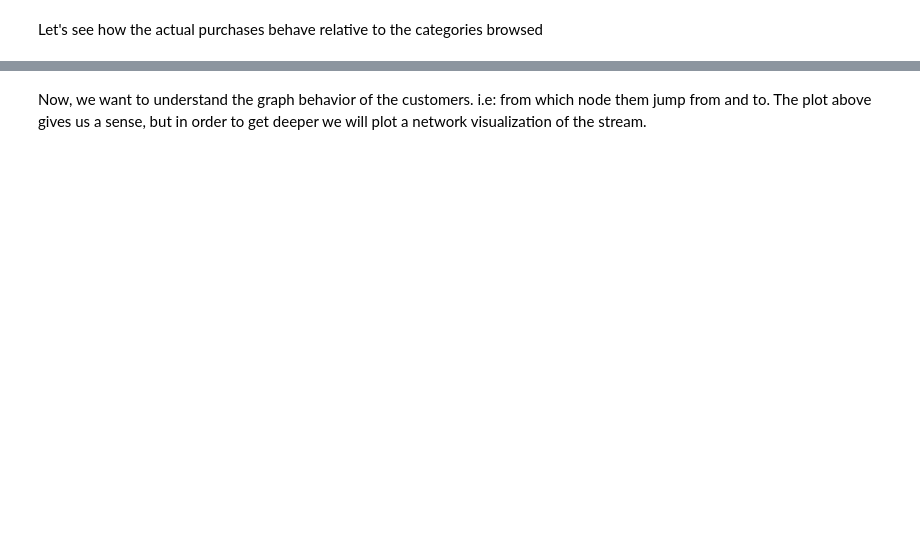
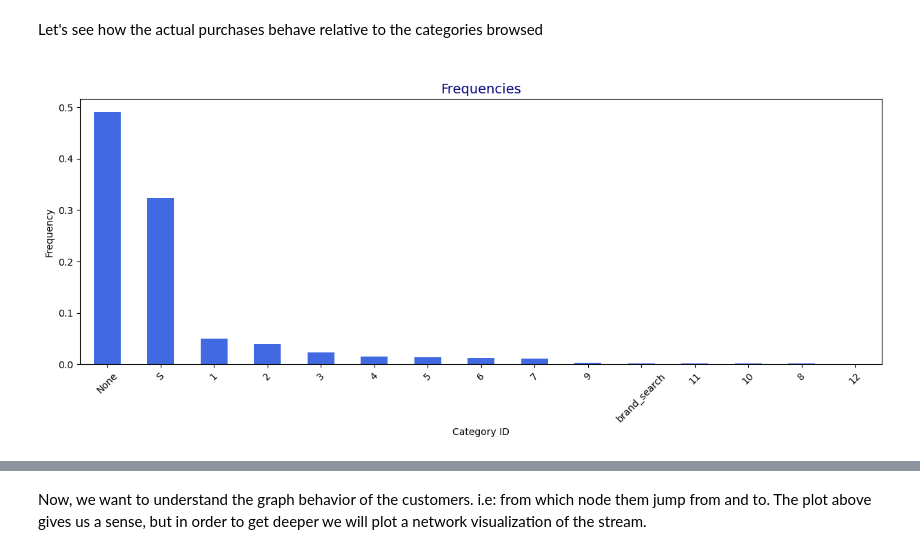
Before and after one commit to Bernardo-giff/imperial_digital_marketing, a Jupyter notebook: Prediction_algorithm.ipynb, the cells around one changed output, grey strips where cells are left out. Saved outputs shown, nothing was run; the diff lists cells and outputs as text; code cells hidden in the pictures; blank space fills up the shorter version.

```diff
--- a/Prediction_algorithm.ipynb
+++ b/Prediction_algorithm.ipynb
@@ -93,3 +95,23 @@ plt.show()
 # %% [markdown]
 Let's see how the actual purchases behave relative to the categories browsed
+# %%
+stream_df['category'] = clicks_df['category'].astype(str)
+
+stream_df['category'] = stream_df['category'].str.replace(r'\b[\w\s]{5,}\b', 'brand_search')
+
+plt.figure(figsize=(15, 5))
+
+# Plot of frequencies
+categories_frequency = stream_df['category'].value_counts().sort_values(ascending=False)
+categories_frequency = categories_frequency/stream_df.shape[0]
+categories_frequency.plot(kind='bar', color='royalblue')
+
+
+plt.title('\nFrequencies', color='navy', size=14)
+plt.xlabel('Category ID')
+plt.xticks(rotation=45)
+plt.ylabel('Frequency')
+plt.show()
+# %% [output]
+[figure, added]
 # %%
```
Also changed, not shown: parts of 18 cells of this notebook.
